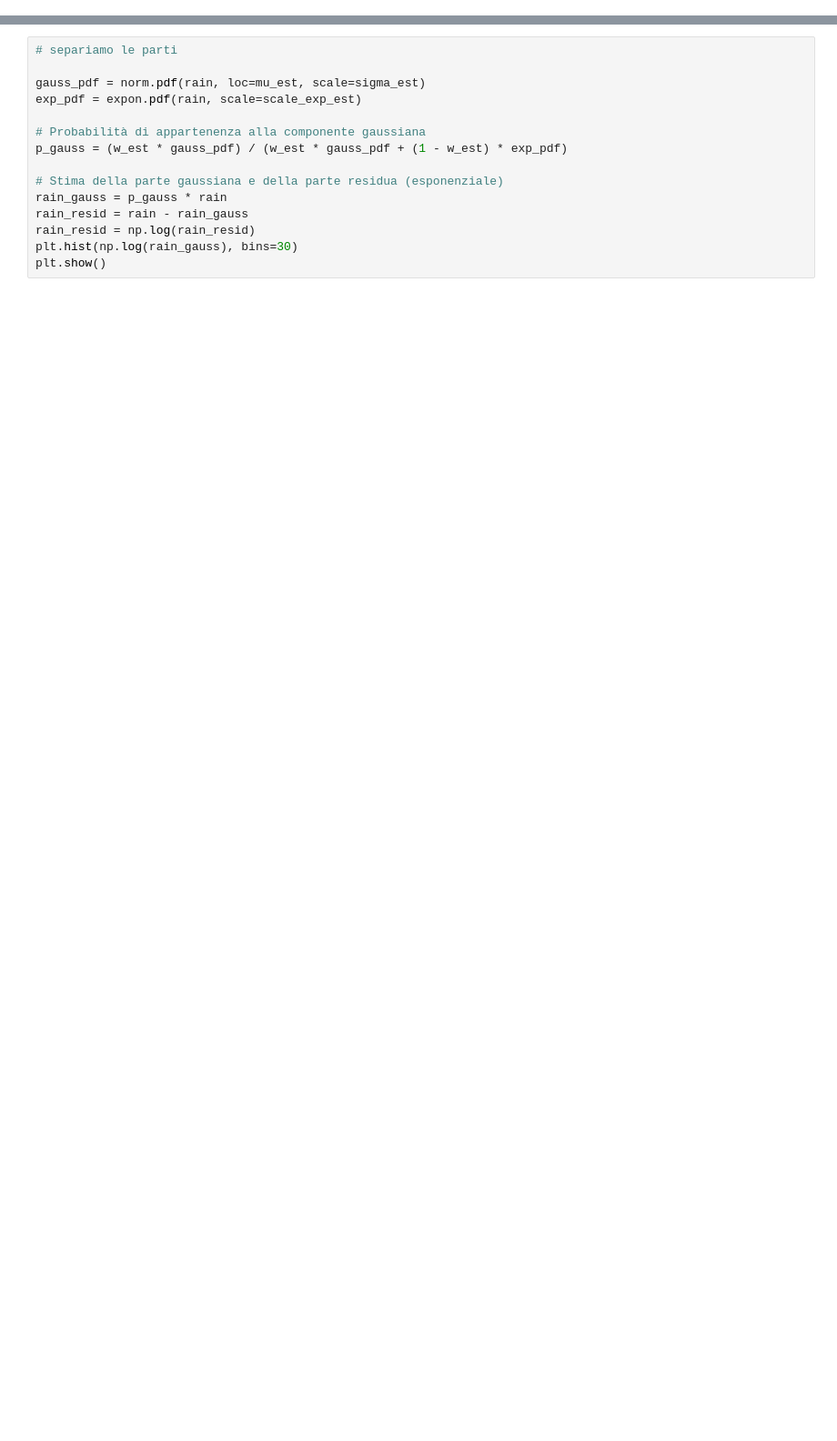
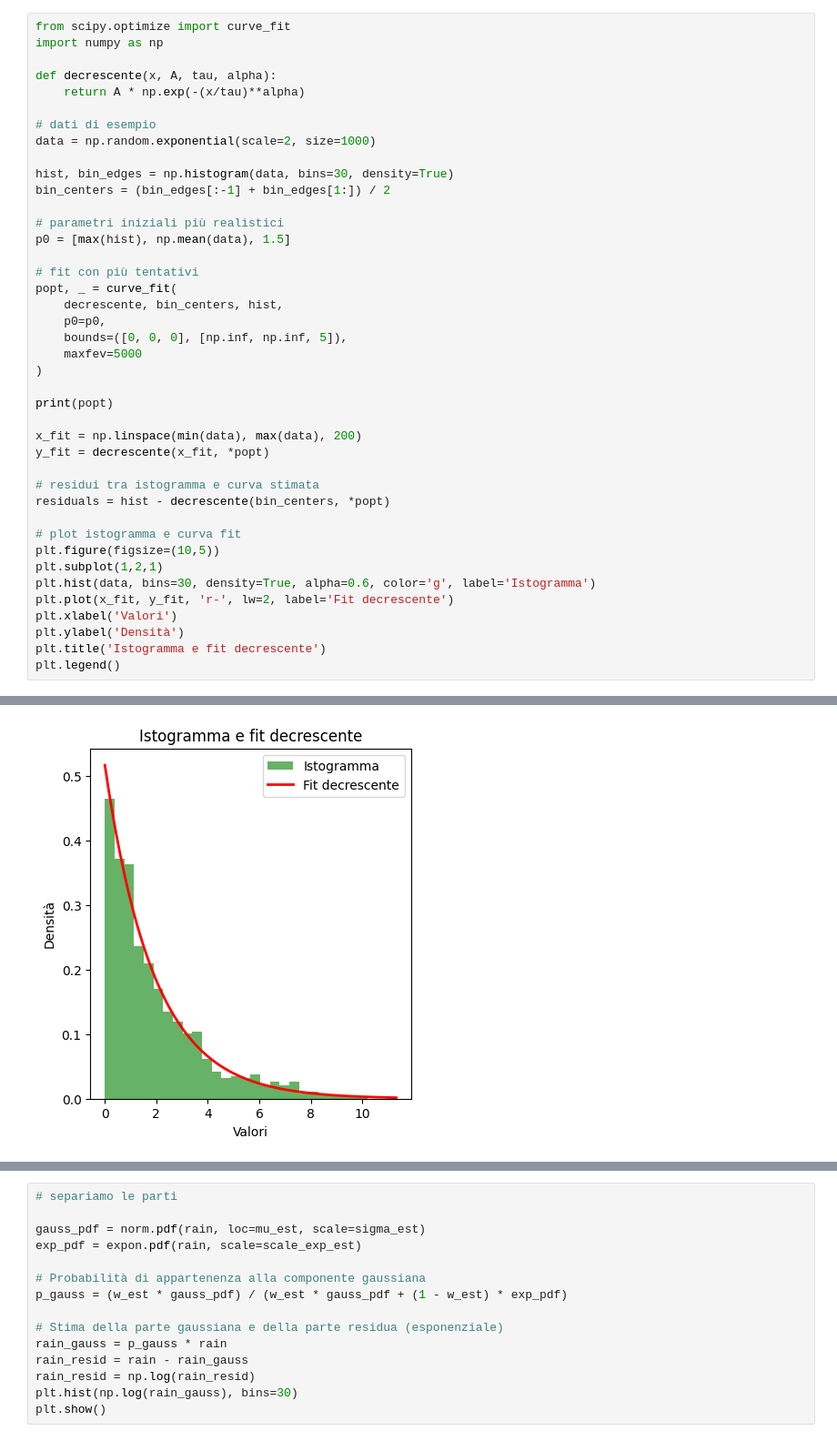
Before and after one commit to mm-89/LSTM-precipitation, a Jupyter notebook: tranformation.ipynb, the cells around one changed output, grey strips where cells are left out. Shown at 91% size. Cells and saved outputs as stored; diff of their text form; blank space fills up the shorter version.

```diff
--- a/tranformation.ipynb
+++ b/tranformation.ipynb
@@ -44,0 +75,42 @@ df = df.dropna()
+# %%
+from scipy.optimize import curve_fit
+import numpy as np
+
+def decrescente(x, A, tau, alpha):
+    return A * np.exp(-(x/tau)**alpha)
+
+# dati di esempio
+data = np.random.exponential(scale=2, size=1000)
+
+hist, bin_edges = np.histogram(data, bins=30, density=True)
+bin_centers = (bin_edges[:-1] + bin_edges[1:]) / 2
+
+# parametri iniziali più realistici
+p0 = [max(hist), np.mean(data), 1.5]
+
+# fit con più tentativi
+popt, _ = curve_fit(
+    decrescente, bin_centers, hist,
+    p0=p0,
+    bounds=([0, 0, 0], [np.inf, np.inf, 5]),
+    maxfev=5000
+)
+
+print(popt)
+
+x_fit = np.linspace(min(data), max(data), 200)
+y_fit = decrescente(x_fit, *popt)
+
+# residui tra istogramma e curva stimata
+residuals = hist - decrescente(bin_centers, *popt)
+
+# plot istogramma e curva fit
+plt.figure(figsize=(10,5))
+plt.subplot(1,2,1)
+plt.hist(data, bins=30, density=True, alpha=0.6, color='g', label='Istogramma')
+plt.plot(x_fit, y_fit, 'r-', lw=2, label='Fit decrescente')
+plt.xlabel('Valori')
+plt.ylabel('Densità')
+plt.title('Istogramma e fit decrescente')
+plt.legend()
+# %% [output]
@@ -45,3 +119,4 @@ df = df.dropna()
+[figure, added]
 # %%
 import numpy as np
 import pandas as pd
```
Also changed, not shown: parts of 5 cells of this notebook, 2 other files.
